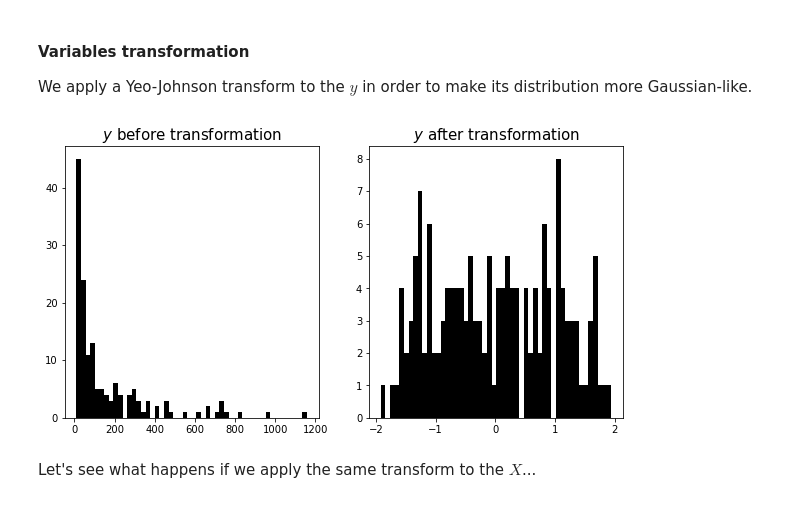
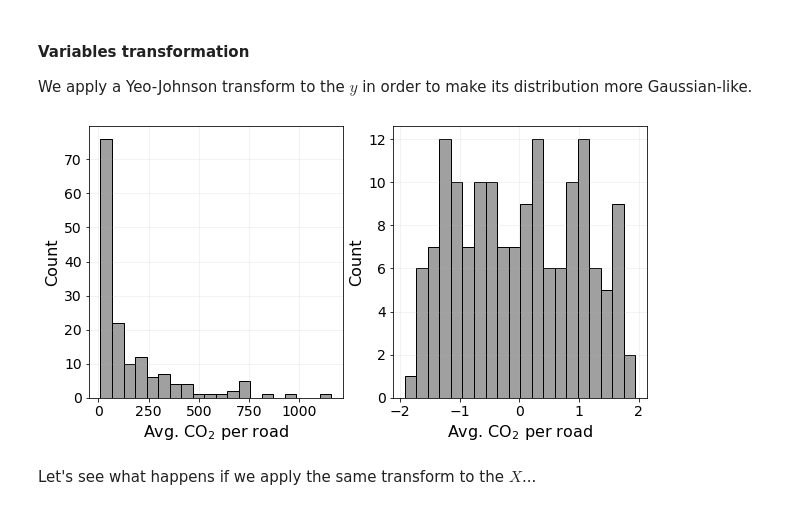
Before and after one commit to matteoboh/urbem, a Jupyter notebook: notebooks/0.9-non_spatial_regression_sklearn.ipynb, the cells around one changed output. Saved outputs shown, nothing was run; the diff lists cells and outputs as text; code cells hidden in the pictures.

```diff
--- a/notebooks/0.9-non_spatial_regression_sklearn.ipynb
+++ b/notebooks/0.9-non_spatial_regression_sklearn.ipynb
@@ -18,6 +18,10 @@ ROME_GEOJSON = (
     PATH_TO_PROCESSED_FILES / "Rome_urban_zones_with_features_and_emissions__epsg4326.geojson"
 )
 
+PATH_TO_OUTPUT = Path("../reports/figures/")
+
+SAVE_FIG = True
+
 RANDOM_STATE = 4
 
 # Cross Validation
@@ -116,22 +141,38 @@ We apply a Yeo-Johnson transform to the $y$ in order to make its distribution mo
 # %%
 y = gdf_rome_connected[feature_to_predict]
 
 ## y
 pwt = PowerTransformer()
 pwt.fit(y.values.reshape(-1, 1))
 
 y_transformed = pd.Series(pwt.transform(y.values.reshape(-1, 1)).flatten())
 y_transformed.name = "Transformed avg CO2 per road"
 
 fig, ax = plt.subplots(1,2, figsize=(10,5))
 
-ax[0].hist(y, bins=50, color='black')
-ax[0].set_title(r'$y$ before transformation', fontsize=15)
-ax[1].hist(y_transformed, bins=50, color='black')
-ax[1].set_title(r'$y$ after transformation', fontsize=15)
+#ax[0].hist(y, bins=50, color='black')
+sns.histplot(y, color="gray", kde=False, bins=20, ax=ax[0])
+#ax[0].set_title('before transformation', fontsize=15)
+ax[0].set_xlabel(r'Avg. CO$_2$ per road', fontsize=16)
+ax[0].set_ylabel('Count', fontsize=16)
+ax[0].tick_params(axis='both', which='major', labelsize=14)
+ax[0].grid(alpha=0.2)
+
+#ax[1].hist(y_transformed, bins=50, color='black')
+sns.histplot(y_transformed, color="gray", kde=False,bins=20, ax=ax[1])
+#ax[1].set_title(r'after transformation', fontsize=15)
+ax[1].set_xlabel(r'Avg. CO$_2$ per road', fontsize=16)
+ax[1].set_ylabel('Count', fontsize=16)
+ax[1].tick_params(axis='both', which='major', labelsize=14)
+ax[1].grid(alpha=0.2)
+
+if SAVE_FIG:
+    plt.savefig(PATH_TO_OUTPUT / 'hist_y_co2_transformation.svg', format='svg')
+    plt.savefig(PATH_TO_OUTPUT / 'hist_y_co2_transformation.png', format='png')
+
 plt.show()
 # %% [output]
-[figure, old version]
+[figure, new version]
 # %% [markdown]
 Let's see what happens if we apply the same transform to the $X$...
 # %%
```
Also changed, not shown: parts of 35 cells of this notebook.
